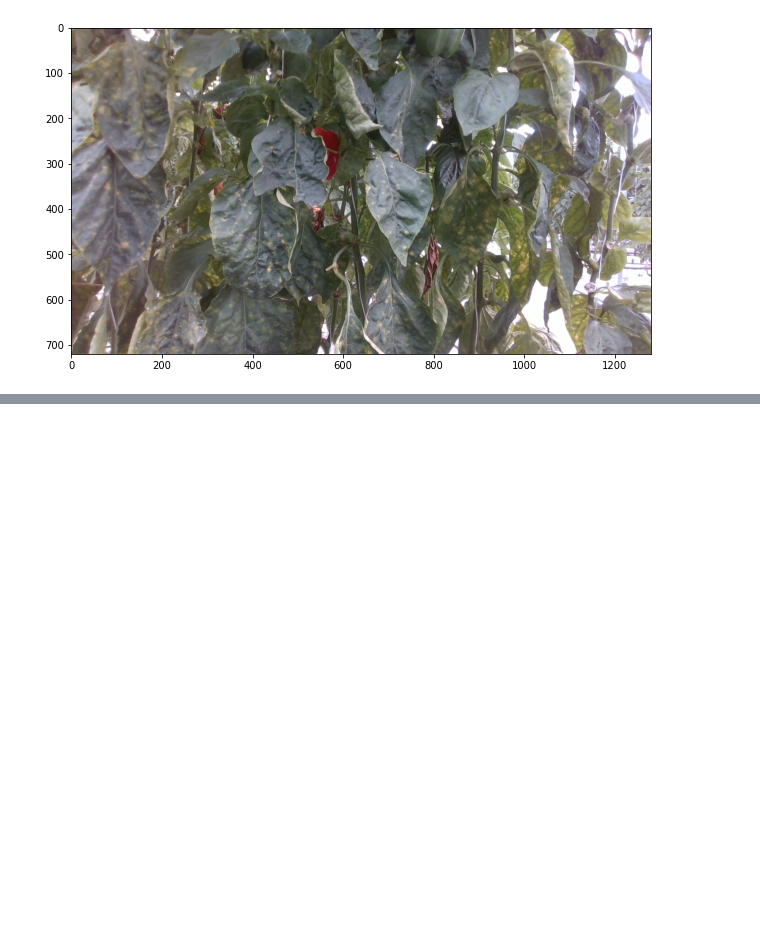
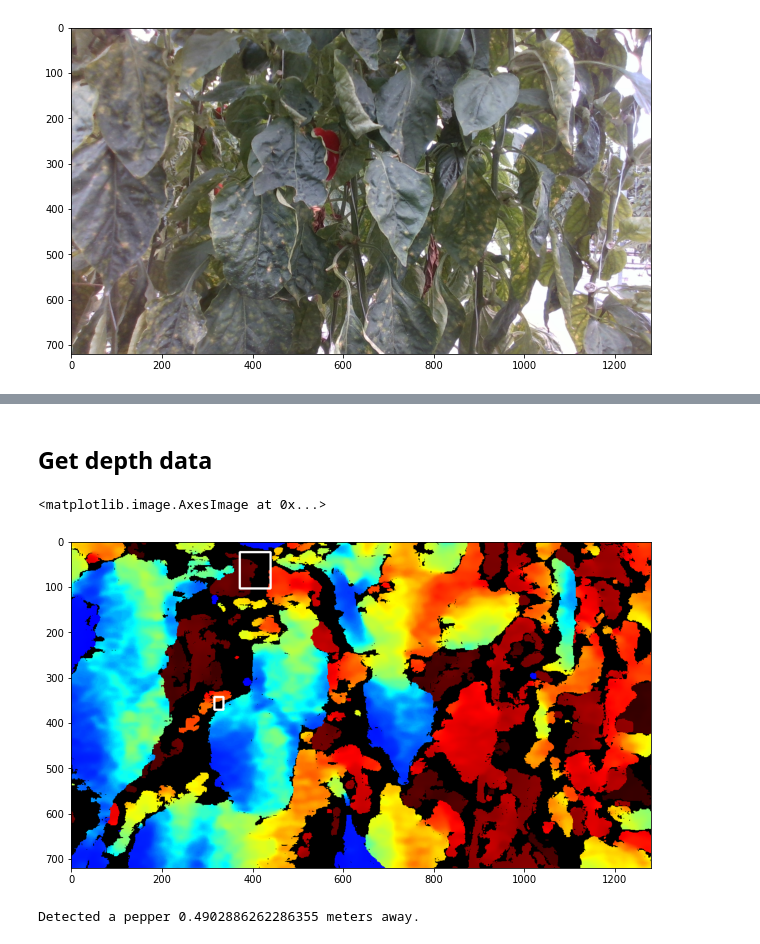
Before and after one commit to lemontyc/rgbd-pepper-pose-estimation, a Jupyter notebook: Mask_RCNN/realsense/frame_extraction.ipynb, the cells around one changed output, grey strips where cells are left out. Saved outputs shown, nothing was run; the diff lists cells and outputs as text; code cells hidden in the pictures; blank space fills up the shorter version.

```diff
--- a/Mask_RCNN/realsense/frame_extraction.ipynb
+++ b/Mask_RCNN/realsense/frame_extraction.ipynb
@@ -48,0 +112,33 @@ im.save("frame.png")
+# %% [markdown]
+## Get depth data
+# %%
+xmin = data[0][1]
+ymin = data[0][0]
+xmax = data[0][3]
+ymax = data[0][2]
+
+xmin_depth = int((xmin * expected ) )
+ymin_depth = int((ymin * expected) )
+xmax_depth = int((xmax * expected ) )
+ymax_depth = int((ymax * expected) )
+xmin_depth,ymin_depth,xmax_depth,ymax_depth
+cv2.rectangle(colorized_depth, (xmin_depth, ymin_depth),
+             (xmax_depth, ymax_depth), (255, 255, 255), 3)
+plt.imshow(colorized_depth)
+# %% [output]
+<matplotlib.image.AxesImage at 0x...>
+[figure, added]
+# %%
+
+depth = np.asanyarray(aligned_depth_frame.get_data())
+
+
+depth = depth[xmin_depth:xmax_depth,ymin_depth:ymax_depth].astype(float)
+
+# Get data scale from the device and convert to meters
+depth_scale = profile.get_device().first_depth_sensor().get_depth_scale()
+depth = depth * depth_scale
+dist,_,_,_ = cv2.mean(depth)
+print("Detected a pepper {} meters away.".format(dist))
+# %% [output]
+Detected a pepper 0.4902886262286355 meters away.
```
Also changed, not shown: parts of 14 cells of this notebook.
